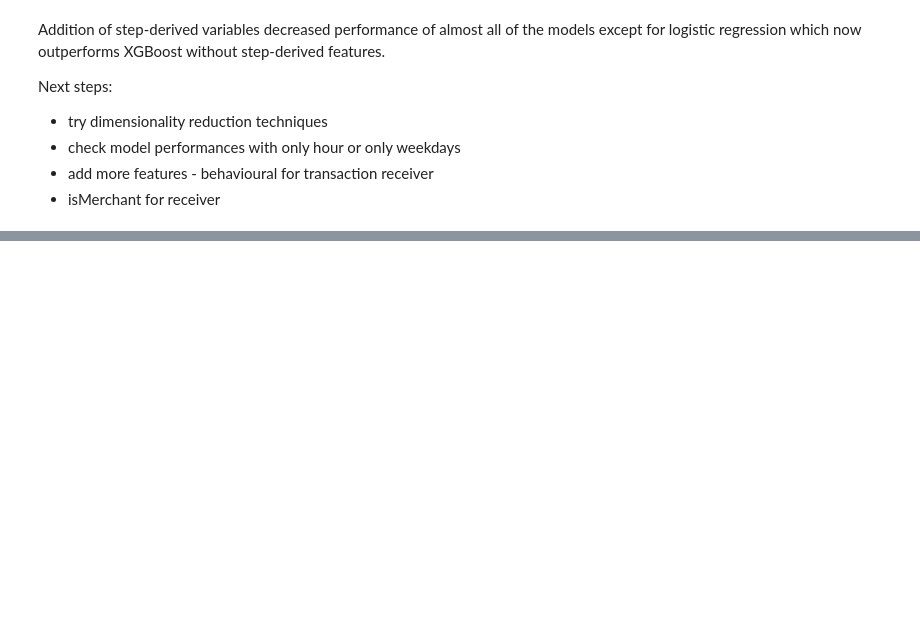
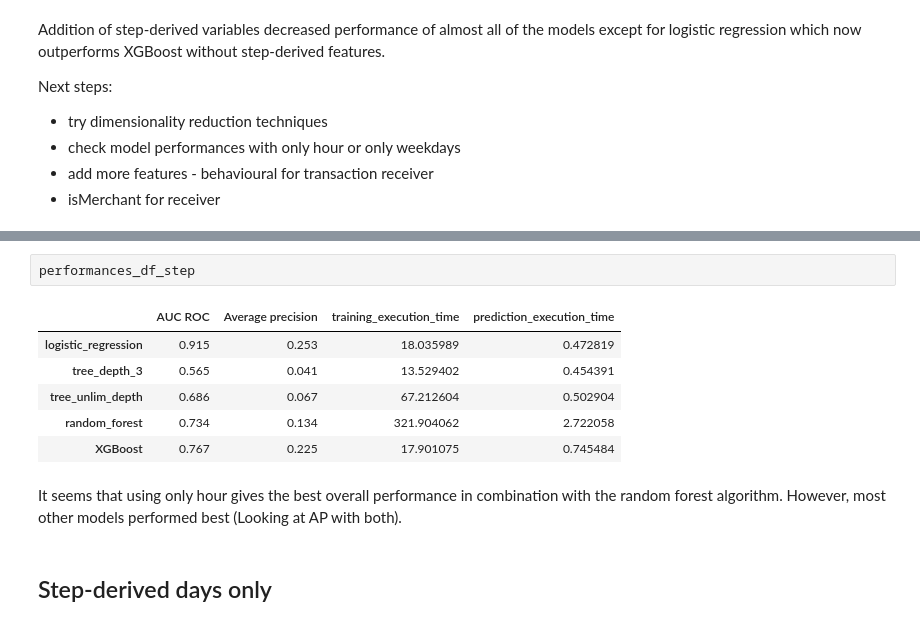
Before and after one commit to MonikaFu/paysim-fraud-detection, a Jupyter notebook: notebooks/model_building.ipynb, the cells around one changed output, grey strips where cells are left out. Saved outputs shown, nothing was run; the diff lists cells and outputs as text; blank space fills up the shorter version.

```diff
--- a/notebooks/model_building.ipynb
+++ b/notebooks/model_building.ipynb
@@ -354,0 +411,13 @@ Next steps:
+# %%
+performances_df_step
+# %% [output]
+|  | AUC ROC | Average precision | training_execution_time | prediction_execution_time |
+| logistic_regression | 0.915 | 0.253 | 18.035989 | 0.472819 |
+| tree_depth_3 | 0.565 | 0.041 | 13.529402 | 0.454391 |
+| tree_unlim_depth | 0.686 | 0.067 | 67.212604 | 0.502904 |
+| random_forest | 0.734 | 0.134 | 321.904062 | 2.722058 |
+| XGBoost | 0.767 | 0.225 | 17.901075 | 0.745484 |
+# %% [markdown]
+It seems that using only hour gives the best overall performance in combination with the random forest algorithm. However, most other models performed best (Looking at AP with both).
+# %% [markdown]
+## Step-derived days only
```
Also changed, not shown: parts of 20 cells of this notebook.
